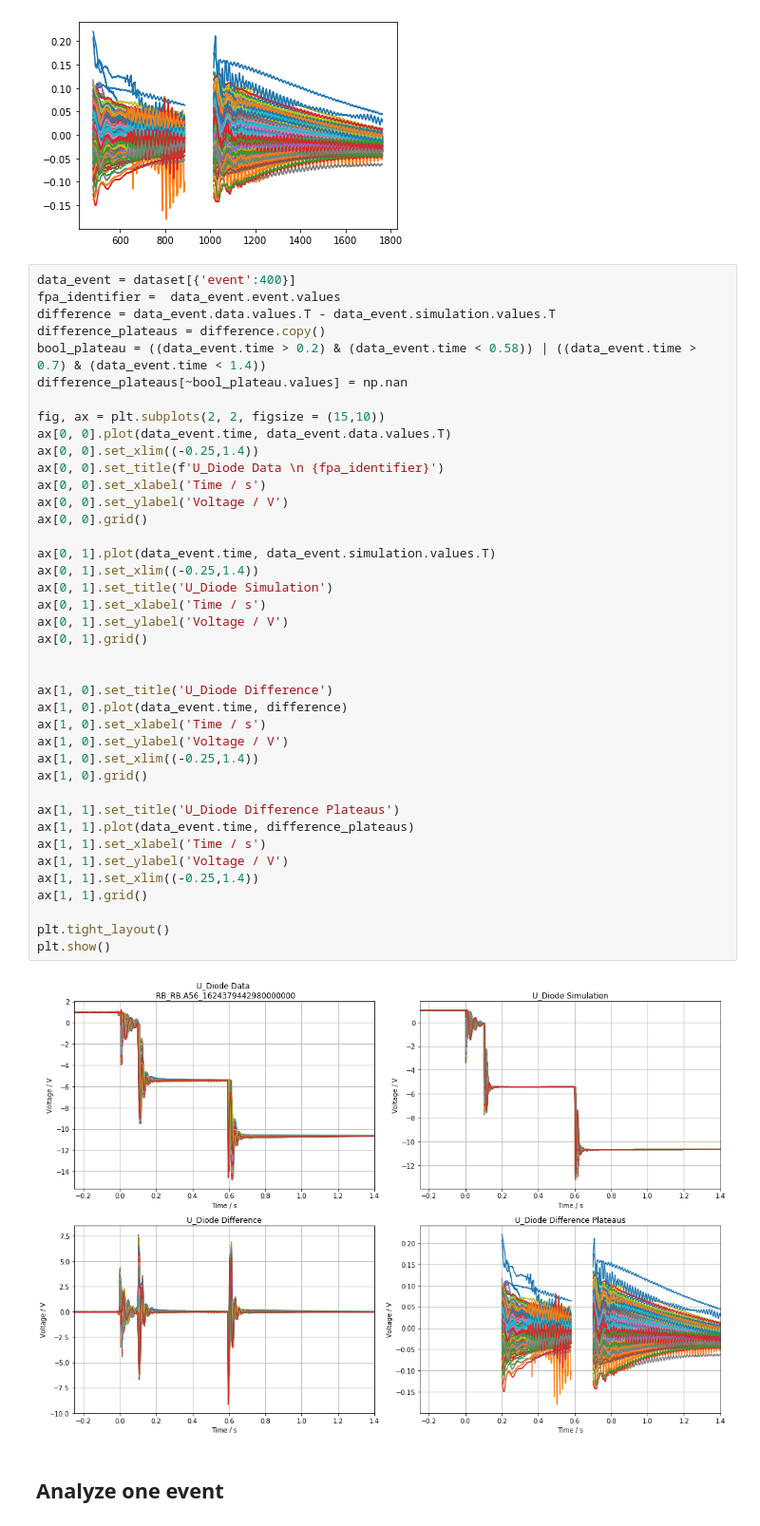
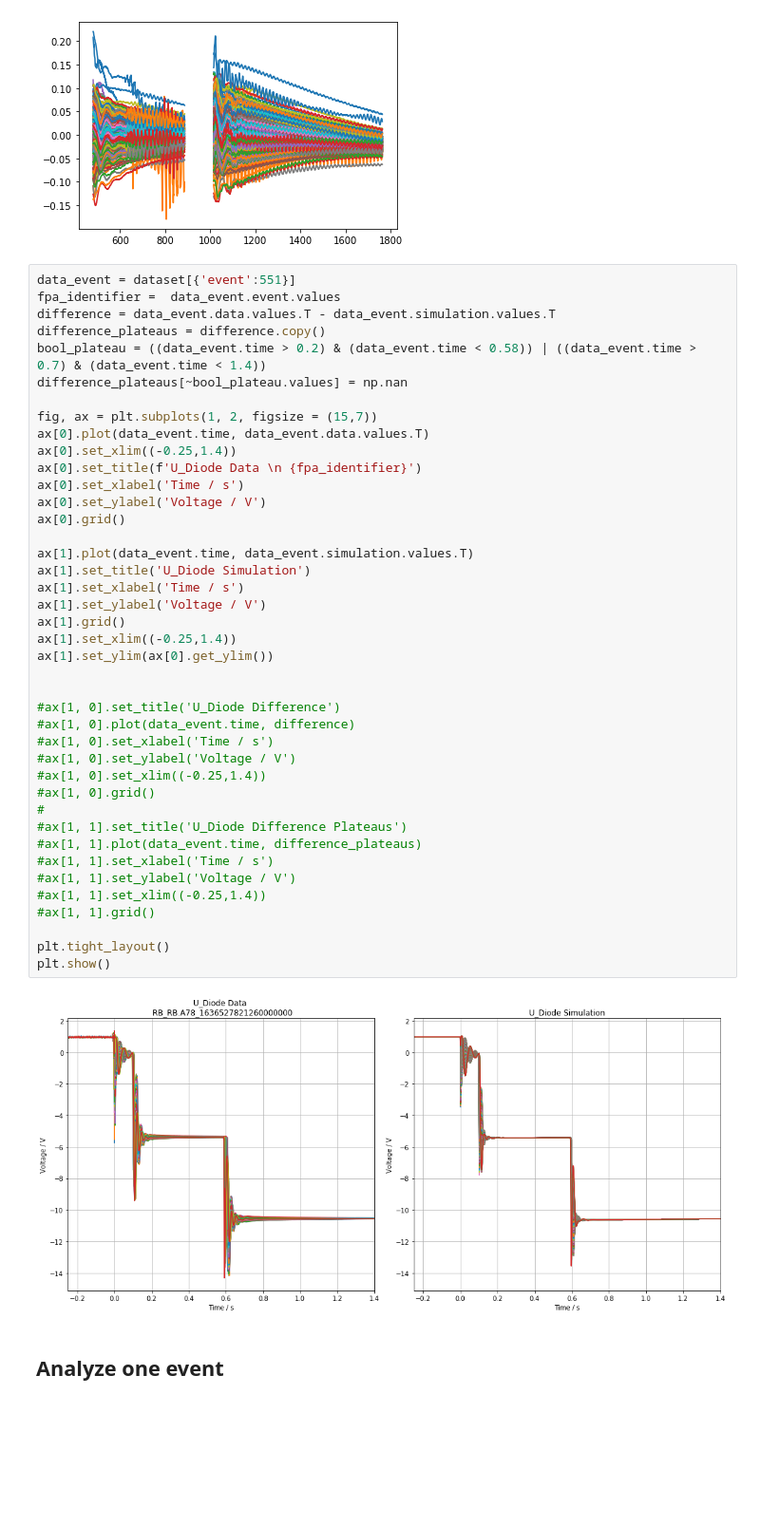
Before and after one commit to cobermai/lhc_anomaly_detection, a Jupyter notebook: notebooks/RB_FPA_acquisition_simulation_comparison.ipynb, the cells around one changed output. Shown at 95% size. Cells and saved outputs as stored; diff of their text form; blank space fills up the shorter version.

```diff
--- a/notebooks/RB_FPA_acquisition_simulation_comparison.ipynb
+++ b/notebooks/RB_FPA_acquisition_simulation_comparison.ipynb
@@ -114,47 +112,48 @@ plt.show()
 # %% [output]
 [figure]
 # %%
-data_event = dataset[{'event':400}]
+data_event = dataset[{'event':551}]
 fpa_identifier =  data_event.event.values
 difference = data_event.data.values.T - data_event.simulation.values.T
 difference_plateaus = difference.copy()
 bool_plateau = ((data_event.time > 0.2) & (data_event.time < 0.58)) | ((data_event.time > 0.7) & (data_event.time < 1.4))
 difference_plateaus[~bool_plateau.values] = np.nan
 
-fig, ax = plt.subplots(2, 2, figsize = (15,10))
-ax[0, 0].plot(data_event.time, data_event.data.values.T)
-ax[0, 0].set_xlim((-0.25,1.4))
-ax[0, 0].set_title(f'U_Diode Data \n {fpa_identifier}')
-ax[0, 0].set_xlabel('Time / s')
-ax[0, 0].set_ylabel('Voltage / V')
-ax[0, 0].grid()
+fig, ax = plt.subplots(1, 2, figsize = (15,7))
+ax[0].plot(data_event.time, data_event.data.values.T)
+ax[0].set_xlim((-0.25,1.4))
+ax[0].set_title(f'U_Diode Data \n {fpa_identifier}')
+ax[0].set_xlabel('Time / s')
+ax[0].set_ylabel('Voltage / V')
+ax[0].grid()
 
-ax[0, 1].plot(data_event.time, data_event.simulation.values.T)
-ax[0, 1].set_xlim((-0.25,1.4))
-ax[0, 1].set_title('U_Diode Simulation')
-ax[0, 1].set_xlabel('Time / s')
-ax[0, 1].set_ylabel('Voltage / V')
-ax[0, 1].grid()
+ax[1].plot(data_event.time, data_event.simulation.values.T)
+ax[1].set_title('U_Diode Simulation')
+ax[1].set_xlabel('Time / s')
+ax[1].set_ylabel('Voltage / V')
+ax[1].grid()
+ax[1].set_xlim((-0.25,1.4))
+ax[1].set_ylim(ax[0].get_ylim())
 
 
-ax[1, 0].set_title('U_Diode Difference')
-ax[1, 0].plot(data_event.time, difference)
-ax[1, 0].set_xlabel('Time / s')
-ax[1, 0].set_ylabel('Voltage / V')
-ax[1, 0].set_xlim((-0.25,1.4))
-ax[1, 0].grid()
-
-ax[1, 1].set_title('U_Diode Difference Plateaus')
-ax[1, 1].plot(data_event.time, difference_plateaus)
-ax[1, 1].set_xlabel('Time / s')
-ax[1, 1].set_ylabel('Voltage / V')
-ax[1, 1].set_xlim((-0.25,1.4))
-ax[1, 1].grid()
+#ax[1, 0].set_title('U_Diode Difference')
+#ax[1, 0].plot(data_event.time, difference)
+#ax[1, 0].set_xlabel('Time / s')
+#ax[1, 0].set_ylabel('Voltage / V')
+#ax[1, 0].set_xlim((-0.25,1.4))
+#ax[1, 0].grid()
+#
+#ax[1, 1].set_title('U_Diode Difference Plateaus')
+#ax[1, 1].plot(data_event.time, difference_plateaus)
+#ax[1, 1].set_xlabel('Time / s')
+#ax[1, 1].set_ylabel('Voltage / V')
+#ax[1, 1].set_xlim((-0.25,1.4))
+#ax[1, 1].grid()
 
 plt.tight_layout()
 plt.show()
 # %% [output]
-[figure, old version]
+[figure, new version]
 # %% [markdown]
 ## Analyze one event
 # %%
```
Also changed, not shown: parts of 2 cells of this notebook, 8 other files.
